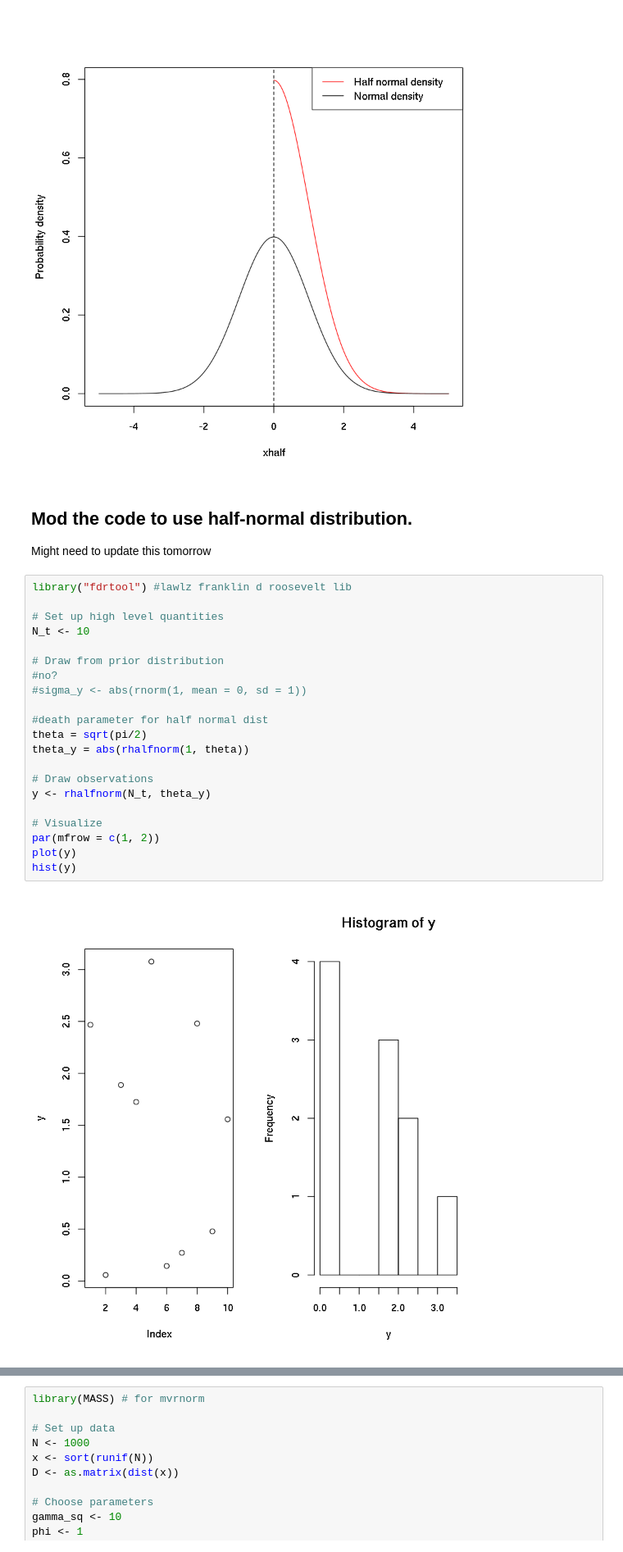
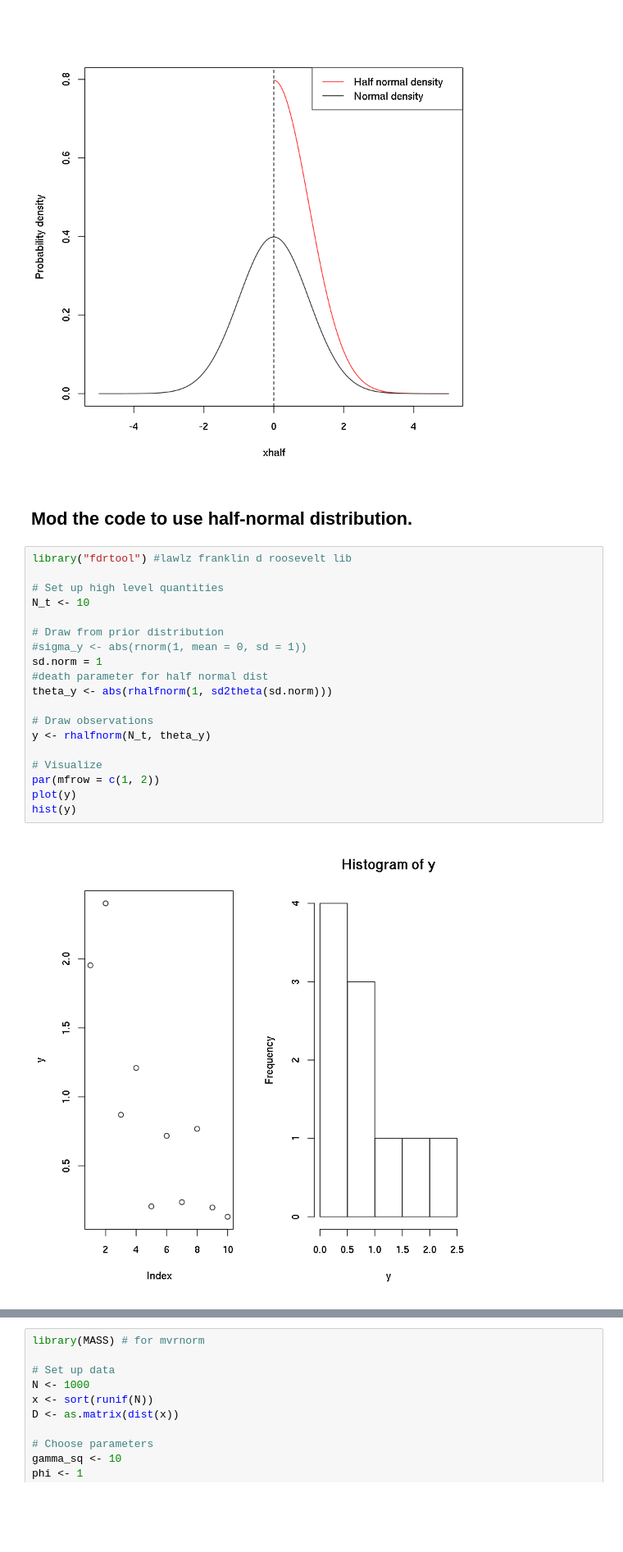
Before and after one commit to DavidLeifer/space-time-analytics-hw, a Jupyter notebook: lecture11/lecture11-half-normal-hack.ipynb, the cells around one changed output, grey strips where cells are left out. Shown at 82% size. Cells and saved outputs as stored; diff of their text form; blank space fills up the shorter version.

```diff
--- a/lecture11/lecture11-half-normal-hack.ipynb
+++ b/lecture11/lecture11-half-normal-hack.ipynb
@@ -19,31 +19,27 @@ legend("topright", lty = 1, col = c("red", "black"),
 [figure]
 # %% [markdown]
 ## Mod the code to use half-normal distribution.
-
-Might need to update this tomorrow
 # %%
 library("fdrtool") #lawlz franklin d roosevelt lib
 
 # Set up high level quantities
 N_t <- 10
 
 # Draw from prior distribution
-#no?
 #sigma_y <- abs(rnorm(1, mean = 0, sd = 1))
-
+sd.norm = 1
 #death parameter for half normal dist
-theta = sqrt(pi/2)
-theta_y = abs(rhalfnorm(1, theta))
+theta_y <- abs(rhalfnorm(1, sd2theta(sd.norm)))
 
 # Draw observations
 y <- rhalfnorm(N_t, theta_y)
 
 # Visualize
 par(mfrow = c(1, 2))
 plot(y)
 hist(y)
 # %% [output]
-[figure, old version]
+[figure, new version]
 # %%
 N_s <- 100 # number of sites
 N_t <- 10 # number of time steps
```
Also changed, not shown: parts of 8 cells of this notebook.
